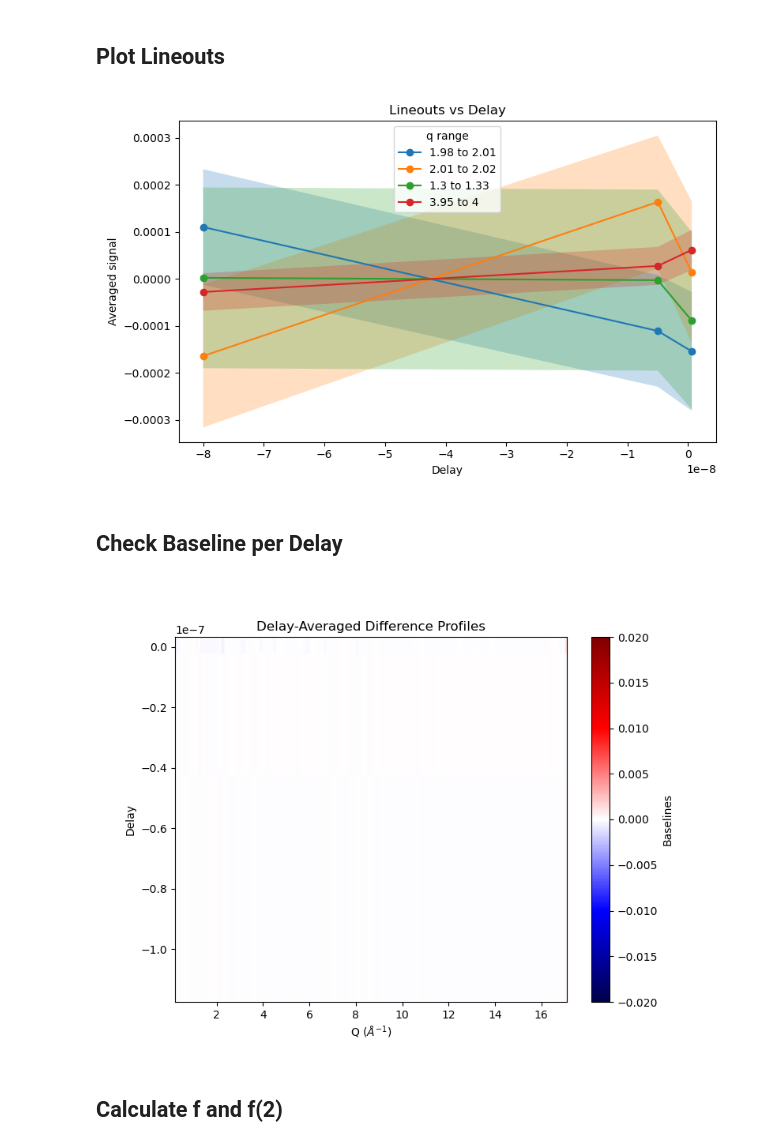
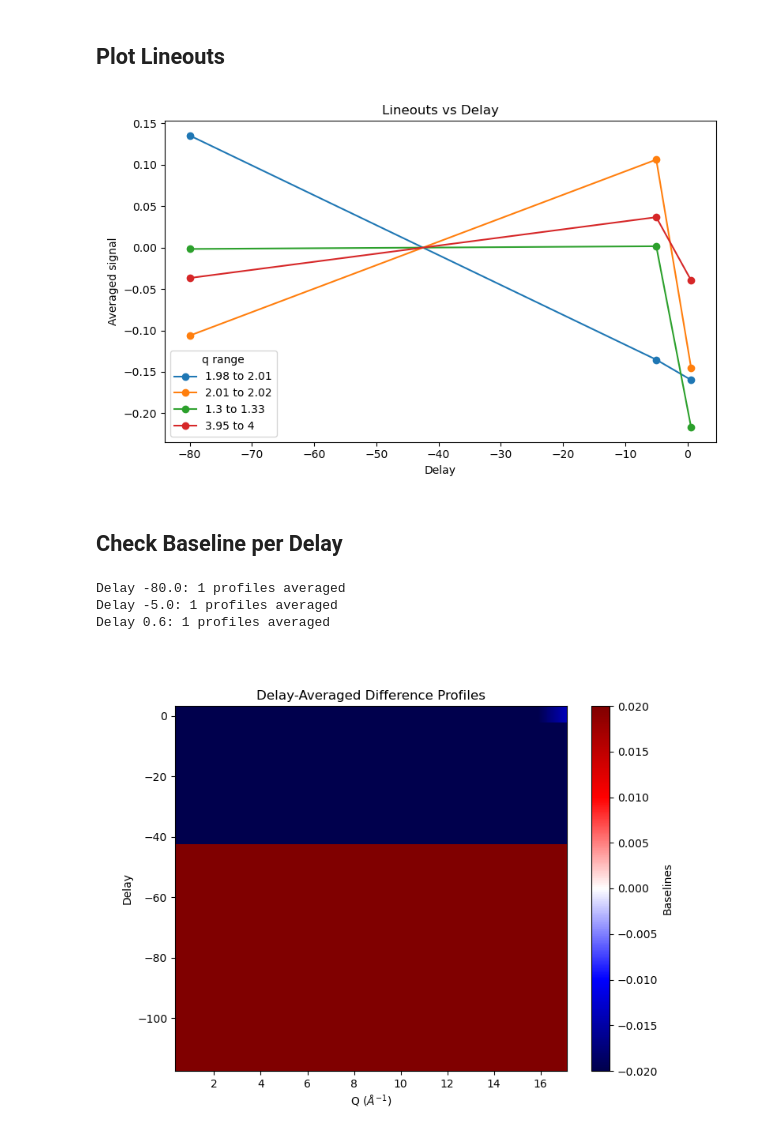
Before and after one commit to lheald2/trxrd, a Jupyter notebook: Fast_Analysis.ipynb, the cells around one changed output. Drawn from its saved outputs; the diff is of its cells as text; code cells hidden in the pictures.

Commit message:
Updated to replace the load images then get azimuthal integration into one function to speed up analysis and reduce issues with memory limits

```diff
--- a/Fast_Analysis.ipynb
+++ b/Fast_Analysis.ipynb
@@ -404,13 +355,0 @@ plt.show()
-# %%
-als_result = trxrd.subtract_als_baseline(
-    data_array=profiles_norm,
-    x_vals=q,
-    lam=LAM_VAL,
-    p=P_VAL,
-    niter=10,
-    plot=True,
-    return_dict=True,
-)
-
-profiles_flat = als_result["corrected_data"]
-baselines = als_result["baselines"]
@@ -422,15 +370,15 @@ Note: In Python 3.11, this warning can be generated by a call of scipy.sparse.di
 ## Make Reference Profile
 # %%
 ref_result = trxrd.make_reference_profile(
-    profiles=profiles_flat,
-    delays=data_dict["delay"],
+    profiles=profiles_bgsub,
+    delays=unique_delays,
     reference_selector=None,
     return_dict=True,
 )
 
 ref_baseline = trxrd.make_reference_profile(
     profiles=baselines,
-    delays=data_dict["delay"],
+    delays=unique_delays,
     reference_selector=None,
     return_dict=True,
 )
@@ -492,21 +436,0 @@ plt.show()
-# %%
-delay_result = trxrd.average_profiles_by_delay(
-    profiles=delta_profiles,
-    delays=data_dict["delay"],
-    unique_delays=None,
-    return_dict=True,
-)
-
-unique_delays = delay_result["unique_delays"]
-mean_profiles = delay_result["mean_profiles"]
-
-# Plot Heatmap of mean profiles vs delay
-plt.figure(figsize=(8, 6))
-plt.pcolormesh(q, unique_delays, mean_profiles, shading="auto", cmap="seismic")
-plt.colorbar(label="ΔI")
-#plt.ylim(-2e-8, 1e-8)
-plt.clim(-0.008, 0.008)  # set color limits for better contrast; adjust as needed
-plt.xlabel(r"Q ($\AA^{-1}$)")
-plt.ylabel("Delay")
-plt.title("Delay-Averaged Difference Profiles")
-plt.show()
@@ -518,7 +440,7 @@ plt.show()
 lineout_result = trxrd.lineouts_by_delay_from_per_image_profiles(
     radial=q,
     delta_profiles=delta_profiles,
-    delays=data_dict["delay"],
+    delays=unique_delays,
     q_ranges=[(1.98, 2.01), (2.01, 2.025), (1.3, 1.33), (3.95, 4.0)],
     average_mode="mean",
     error_type="sem",
@@ -526,31 +448,32 @@ lineout_result = trxrd.lineouts_by_delay_from_per_image_profiles(
     return_dict=True,
 )
 # %% [output]
-[figure, old version]
+[figure, new version]
 # %% [markdown]
 ## Check Baseline per Delay
 # %%
 delay_result = trxrd.average_profiles_by_delay(
     profiles=delta_baselines,
-    delays=data_dict["delay"],
+    delays=unique_delays,
     unique_delays=None,
     return_dict=True,
 )
 
 unique_delays = delay_result["unique_delays"]
 mean_bkgs = delay_result["mean_profiles"]
 std_bkgs = delay_result["std_profiles"]
 
 # Plot Heatmap of mean profiles vs delay
 plt.figure(figsize=(8, 6))
 plt.pcolormesh(q, unique_delays, mean_bkgs, shading="auto", cmap="seismic")
 plt.colorbar(label="Baselines")
 plt.clim(-0.02, 0.02)  # set color limits for better contrast; adjust as needed
 plt.xlabel(r"Q ($\AA^{-1}$)")
 plt.ylabel("Delay")
 plt.title("Delay-Averaged Difference Profiles")
 plt.show()
 # %% [output]
+Delay -80.0: 1 profiles averaged
+Delay -5.0: 1 profiles averaged
+Delay 0.6: 1 profiles averaged
-[figure, old version]
+[figure, new version]
-# %% [markdown]
-## Calculate f and f(2)
```
Also changed, not shown: parts of 53 cells of this notebook, 9 other files.
